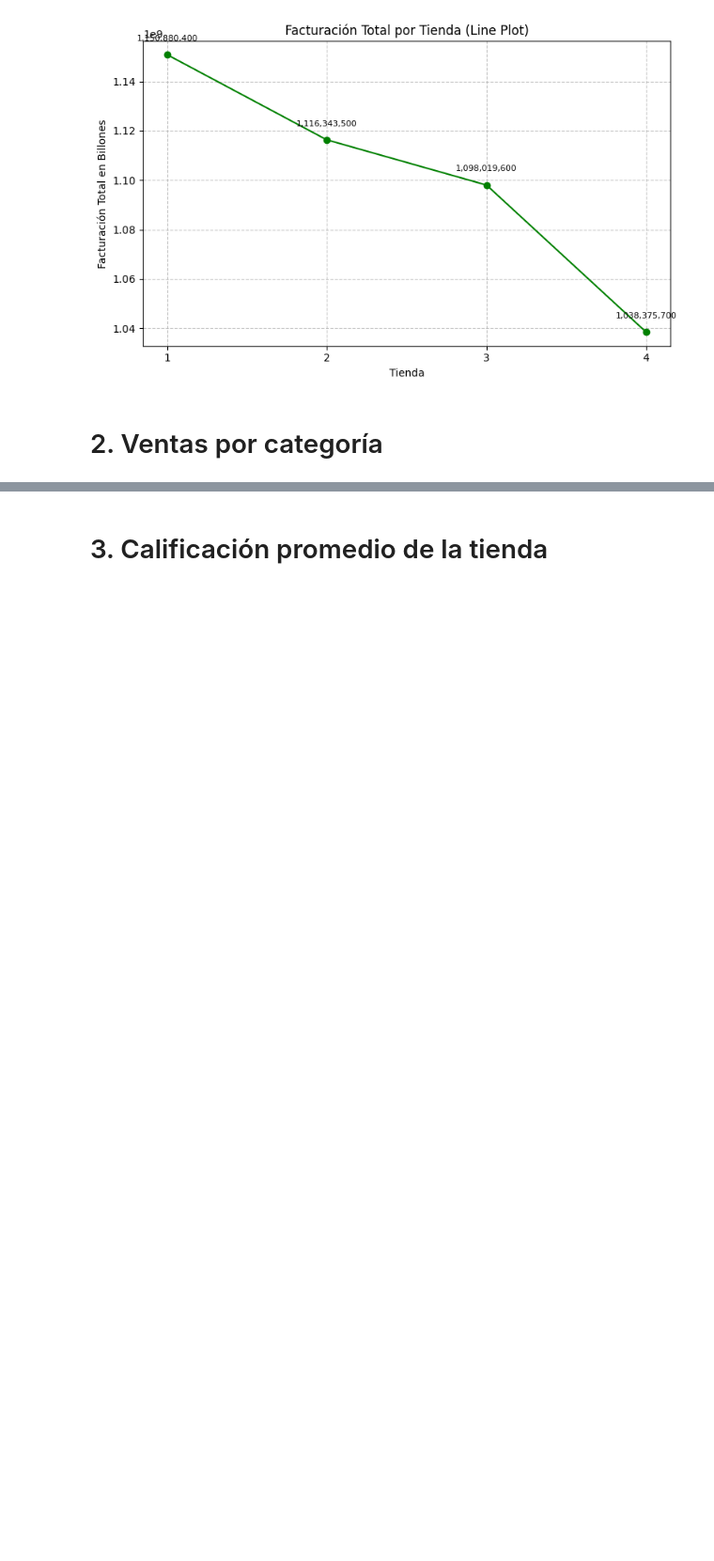
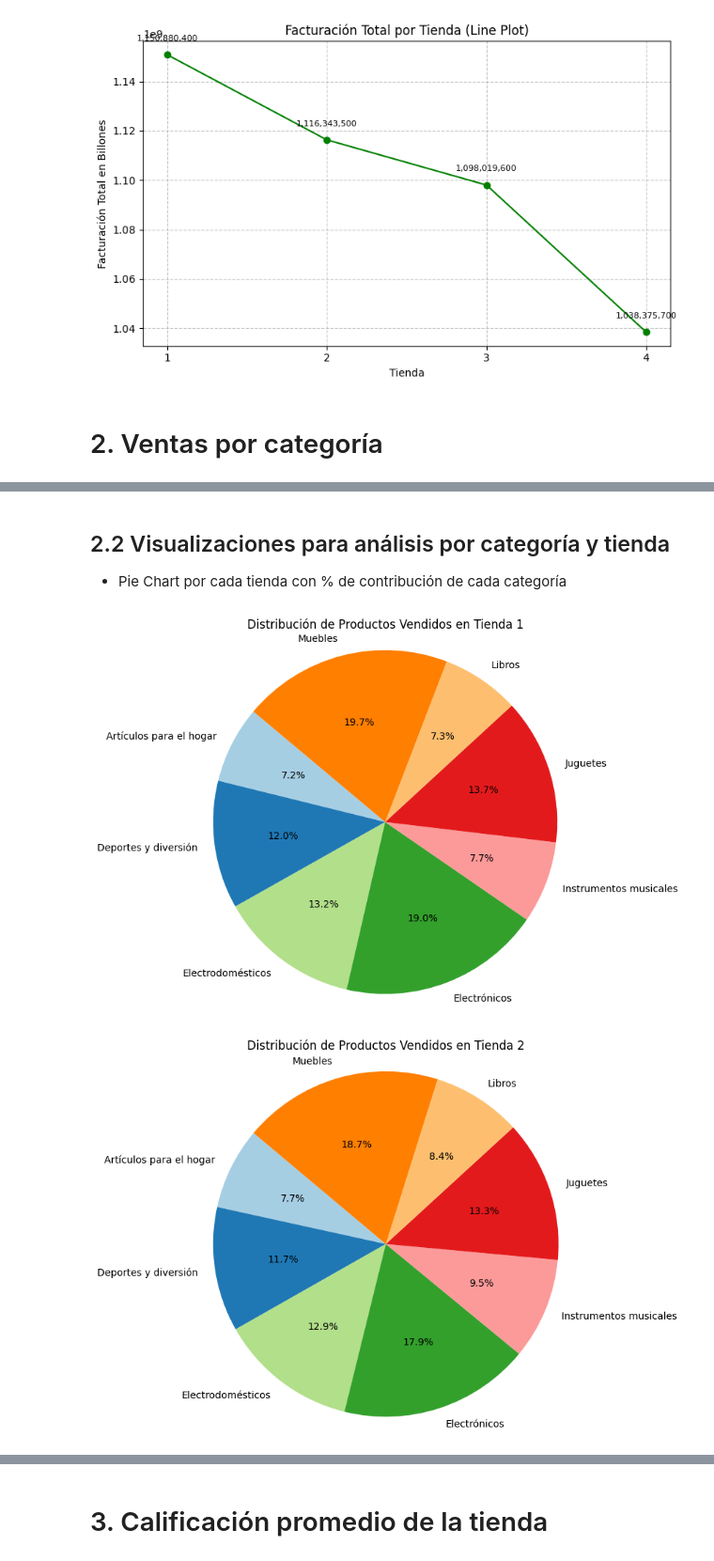
Before and after one commit to MaxCPietro/Challenge-PythonG8, a Jupyter notebook: AnalisisFacturacion_G8_C2.ipynb, the cells around one changed output, grey strips where cells are left out. Shown at 94% size. Drawn from its saved outputs; the diff is of its cells as text; code cells hidden in the pictures; blank space fills up the shorter version.

```diff
--- a/AnalisisFacturacion_G8_C2.ipynb
+++ b/AnalisisFacturacion_G8_C2.ipynb
@@ -201,0 +203,21 @@ plt.show()
+# %%
+import pandas as pd
+
+def catPorTienda(df: pd.DataFrame) -> pd.DataFrame:
+    '''
+    Función que recibe un DataFrame y devuelve otro DataFrame
+    con el número de tienda, la categoría y cantidad de productos de esa categoría vendida.
+
+    Columnas de salida:
+    - tienda (int)
+    - categoría (str)
+    - cantidad (int)
+    '''
+    categoriasVend = df.groupby(['tienda', 'Categoría del Producto']).size().reset_index(name='cantidad')
+
+    return categoriasVend
+
+# Ejemplo de uso
+# Asumiendo que tienes el DataFrame 'df' ya cargado
+categoriasVend = catPorTienda(df)
+print(categoriasVend)
@@ -201,0 +242,27 @@ plt.show()
+# %% [markdown]
+## 2.2 Visualizaciones para análisis por categoría y tienda
+
+
+*   Pie Chart por cada tienda con % de contribución de cada categoría
+# %%
+import matplotlib.pyplot as plt
+
+# Graficar pie chart para cada tienda
+for tienda in categoriasVend['tienda'].unique():
+    # Filtrar los datos para la tienda actual
+    tienda_data = categoriasVend[categoriasVend['tienda'] == tienda]
+
+    # Crear el gráfico de pie
+    plt.figure(figsize=(7,7))
+    plt.pie(tienda_data['cantidad'],
+            labels=tienda_data['Categoría del Producto'],
+            autopct='%1.1f%%',
+            startangle=140,
+            colors=plt.cm.Paired.colors)
+
+    plt.title(f'Distribución de Productos Vendidos en Tienda {tienda}')
+    plt.axis('equal')  # Hace el círculo bien redondo
+    plt.show()
+# %% [output]
+[figure, added]
+[figure, added]
```
Also changed, not shown: parts of 5 cells of this notebook.
